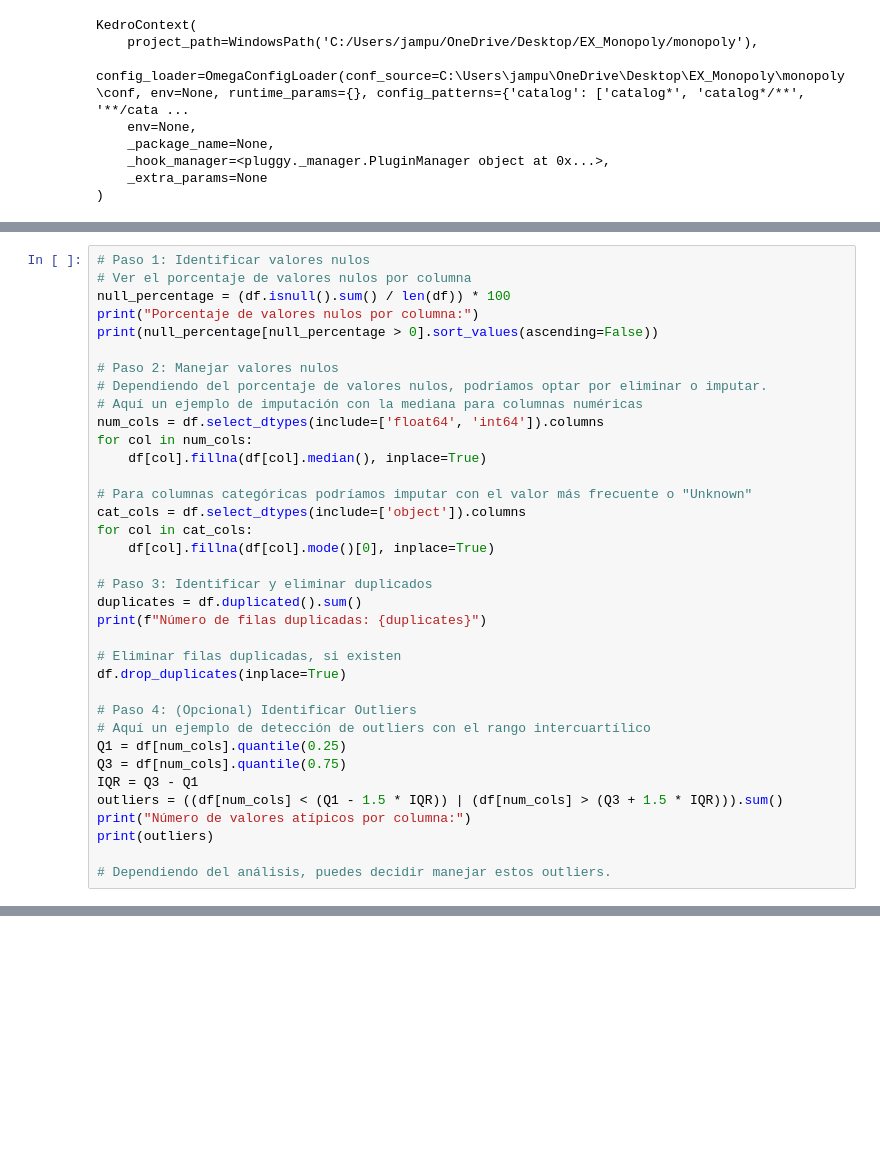
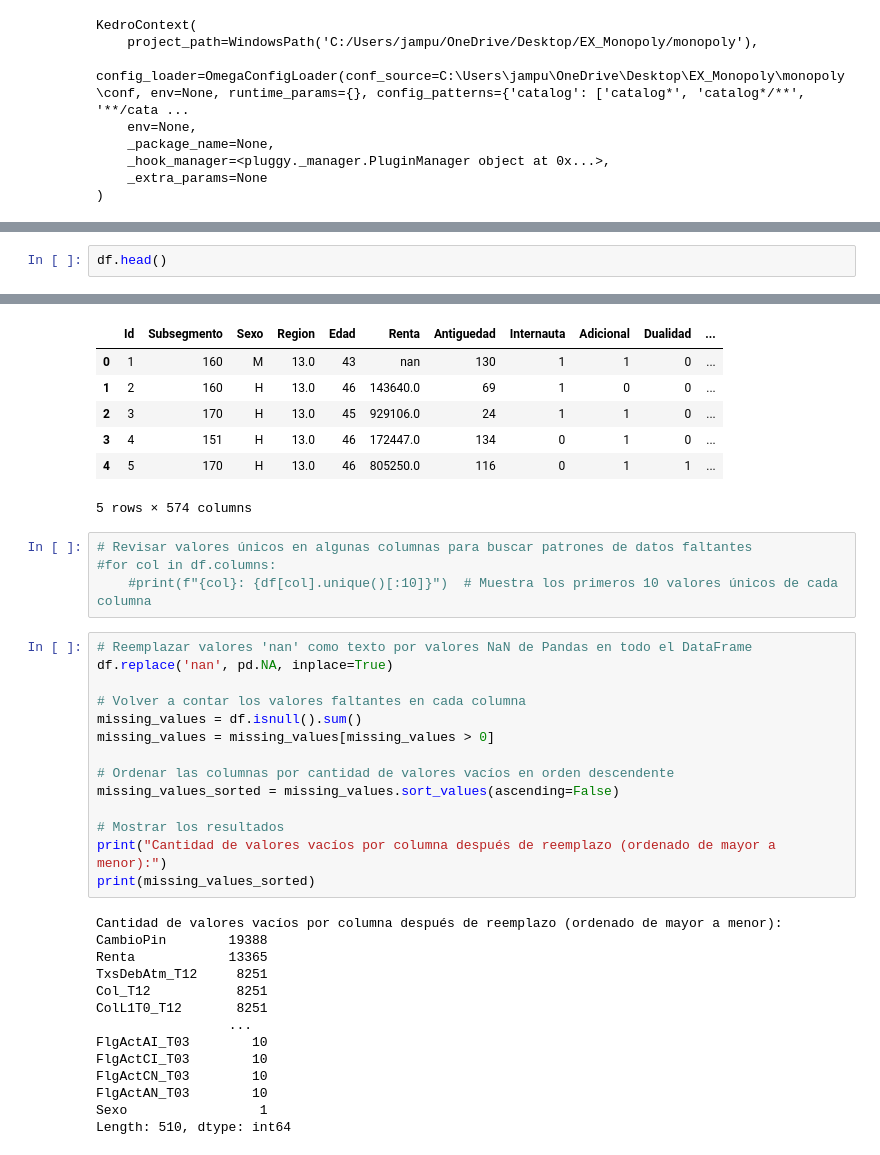
Before and after one commit to JuanAmpuero06/monopoly, a Jupyter notebook: notebooks/Phase 3 data preparation.ipynb, the cells around one changed output, grey strips where cells are left out. Drawn from its saved outputs; the diff is of its cells as text; blank space fills up the shorter version.

```diff
--- a/notebooks/Phase 3 data preparation.ipynb
+++ b/notebooks/Phase 3 data preparation.ipynb
@@ -76,36 +51,0 @@ Total de valores con 'NULL' en el dataset: 0
-# %%
-# Paso 1: Identificar valores nulos
-# Ver el porcentaje de valores nulos por columna
-null_percentage = (df.isnull().sum() / len(df)) * 100
-print("Porcentaje de valores nulos por columna:")
-print(null_percentage[null_percentage > 0].sort_values(ascending=False))
-
-# Paso 2: Manejar valores nulos
-# Dependiendo del porcentaje de valores nulos, podríamos optar por eliminar o imputar.
-# Aquí un ejemplo de imputación con la mediana para columnas numéricas
-num_cols = df.select_dtypes(include=['float64', 'int64']).columns
-for col in num_cols:
-    df[col].fillna(df[col].median(), inplace=True)
-
-# Para columnas categóricas podríamos imputar con el valor más frecuente o "Unknown"
-cat_cols = df.select_dtypes(include=['object']).columns
-for col in cat_cols:
-    df[col].fillna(df[col].mode()[0], inplace=True)
-
-# Paso 3: Identificar y eliminar duplicados
-duplicates = df.duplicated().sum()
-print(f"Número de filas duplicadas: {duplicates}")
-
-# Eliminar filas duplicadas, si existen
-df.drop_duplicates(inplace=True)
-
-# Paso 4: (Opcional) Identificar Outliers
-# Aquí un ejemplo de detección de outliers con el rango intercuartílico
-Q1 = df[num_cols].quantile(0.25)
-Q3 = df[num_cols].quantile(0.75)
-IQR = Q3 - Q1
-outliers = ((df[num_cols] < (Q1 - 1.5 * IQR)) | (df[num_cols] > (Q3 + 1.5 * IQR))).sum()
-print("Número de valores atípicos por columna:")
-print(outliers)
-
-# Dependiendo del análisis, puedes decidir manejar estos outliers.
@@ -131,0 +52,3 @@ Series([], dtype: float64)
+# %%
+df.head()
+# %% [output]
@@ -131,0 +56,39 @@ Series([], dtype: float64)
+|  | Id | Subsegmento | Sexo | Region | Edad | Renta | Antiguedad | Internauta | Adicional | Dualidad | ... |
+| 0 | 1 | 160 | M | 13.0 | 43 | nan | 130 | 1 | 1 | 0 | ... |
+| 1 | 2 | 160 | H | 13.0 | 46 | 143640.0 | 69 | 1 | 0 | 0 | ... |
+| 2 | 3 | 170 | H | 13.0 | 45 | 929106.0 | 24 | 1 | 1 | 0 | ... |
+| 3 | 4 | 151 | H | 13.0 | 46 | 172447.0 | 134 | 0 | 1 | 0 | ... |
+| 4 | 5 | 170 | H | 13.0 | 46 | 805250.0 | 116 | 0 | 1 | 1 | ... |
+5 rows × 574 columns
+# %%
+# Revisar valores únicos en algunas columnas para buscar patrones de datos faltantes
+#for col in df.columns:
+    #print(f"{col}: {df[col].unique()[:10]}")  # Muestra los primeros 10 valores únicos de cada columna
+# %%
+# Reemplazar valores 'nan' como texto por valores NaN de Pandas en todo el DataFrame
+df.replace('nan', pd.NA, inplace=True)
+
+# Volver a contar los valores faltantes en cada columna
+missing_values = df.isnull().sum()
+missing_values = missing_values[missing_values > 0]
+
+# Ordenar las columnas por cantidad de valores vacíos en orden descendente
+missing_values_sorted = missing_values.sort_values(ascending=False)
+
+# Mostrar los resultados
+print("Cantidad de valores vacíos por columna después de reemplazo (ordenado de mayor a menor):")
+print(missing_values_sorted)
+# %% [output]
+Cantidad de valores vacíos por columna después de reemplazo (ordenado de mayor a menor):
+CambioPin        19388
+Renta            13365
+TxsDebAtm_T12     8251
+Col_T12           8251
+ColL1T0_T12       8251
+                 ...
+FlgActAI_T03        10
+FlgActCI_T03        10
+FlgActCN_T03        10
+FlgActAN_T03        10
+Sexo                 1
+Length: 510, dtype: int64
```
Also changed, not shown: parts of 17 cells of this notebook, 10 other files.
